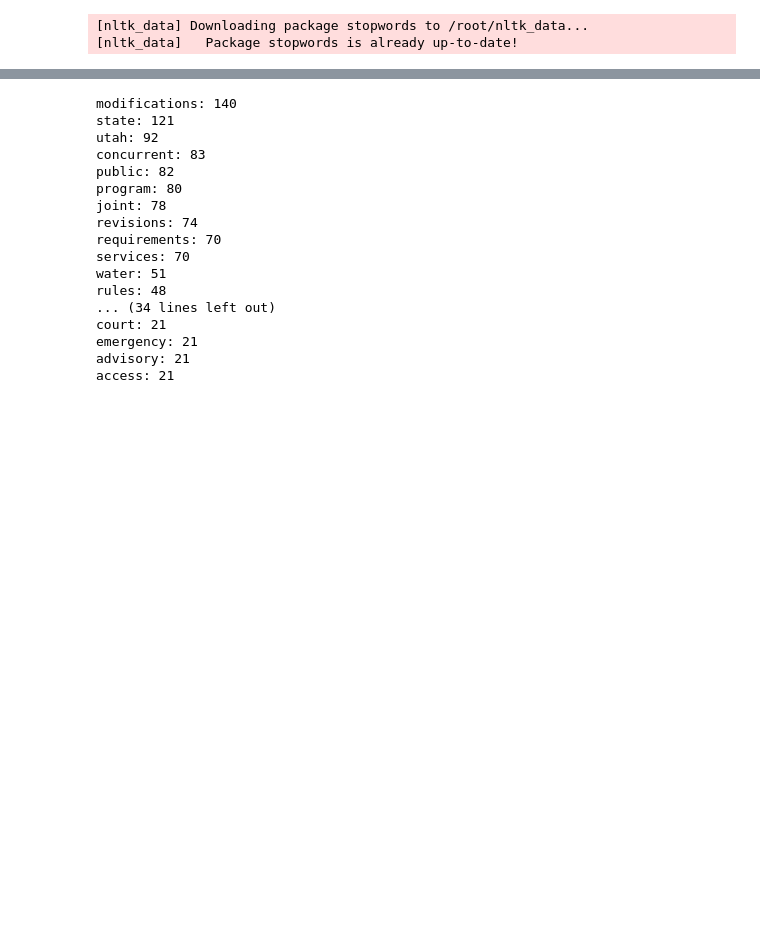
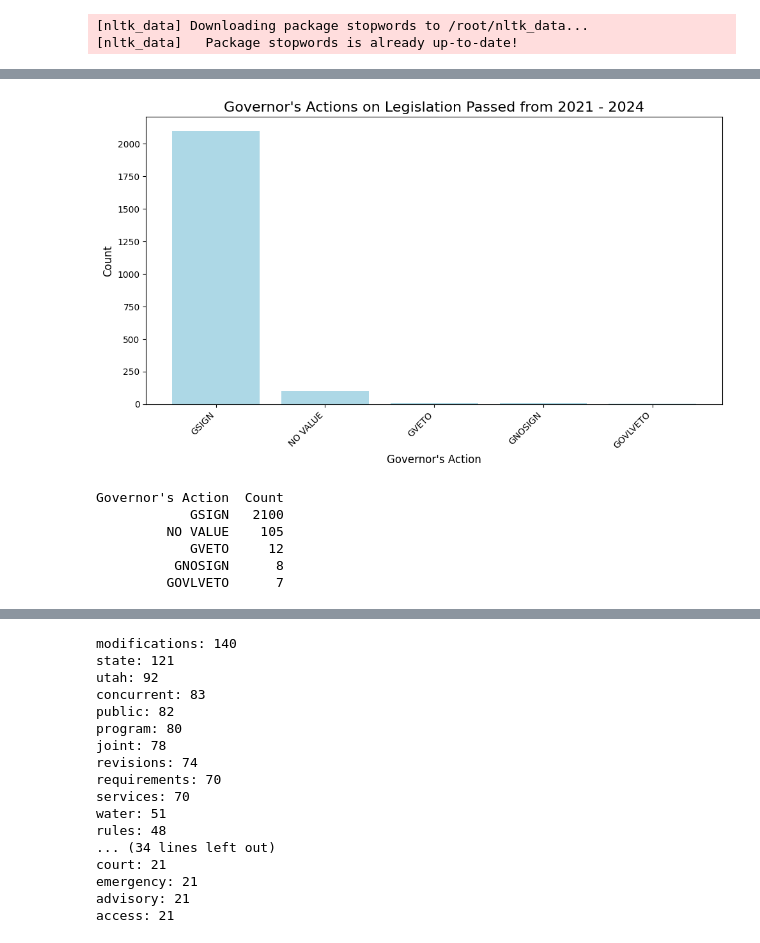
Before and after one commit to CristylePGarrard/ElectionTime, a Jupyter notebook: exec_branch_kpi.ipynb, the cells around one changed output, grey strips where cells are left out. Drawn from its saved outputs; the diff is of its cells as text; code cells hidden in the pictures; blank space fills up the shorter version.

```diff
--- a/exec_branch_kpi.ipynb
+++ b/exec_branch_kpi.ipynb
@@ -218,3 +202,37 @@ fig.show()
+# %%
+# ############################################################################################ #
+# ####### What does the goveneror do when the bills are passed? ############################## #
+# ####### ** 9 Oct 2024 ** matplotlib will display the charts in github vs plotly that doesn't #
+# ############################################################################################ #
+
+import pandas as pd
+import matplotlib.pyplot as plt
+
+# Count the governor's actions
+gov_action_counts = bills['Governor\'s Action'].value_counts().reset_index()
+gov_action_counts.columns = ['Governor\'s Action', 'Count']
+
+# Create a bar chart for governor's actions
+plt.figure(figsize=(10, 6))
+plt.bar(gov_action_counts['Governor\'s Action'], gov_action_counts['Count'], color='lightblue')
+plt.title("Governor's Actions on Legislation Passed from 2021 - 2024", fontsize=16)
+plt.xlabel('Governor\'s Action', fontsize=12)
+plt.ylabel('Count', fontsize=12)
+plt.xticks(rotation=45, ha='right')
+plt.tight_layout()
+plt.show()
+
+# Display the table using pandas
+gov_action_table = gov_action_counts
+print(gov_action_table.to_string(index=False))
+# %% [output]
+[figure, added]
+Governor's Action  Count
+            GSIGN   2100
+         NO VALUE    105
+            GVETO     12
+          GNOSIGN      8
+         GOVLVETO      7
 # %%
 
 # ######################################################### #
```
Also changed, not shown: parts of 4 cells of this notebook.
